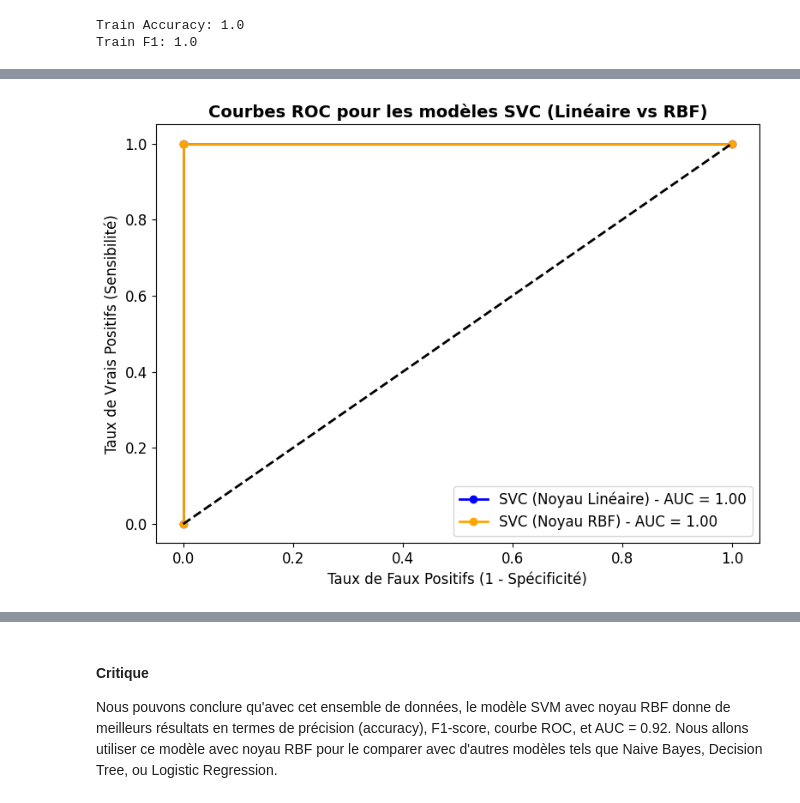
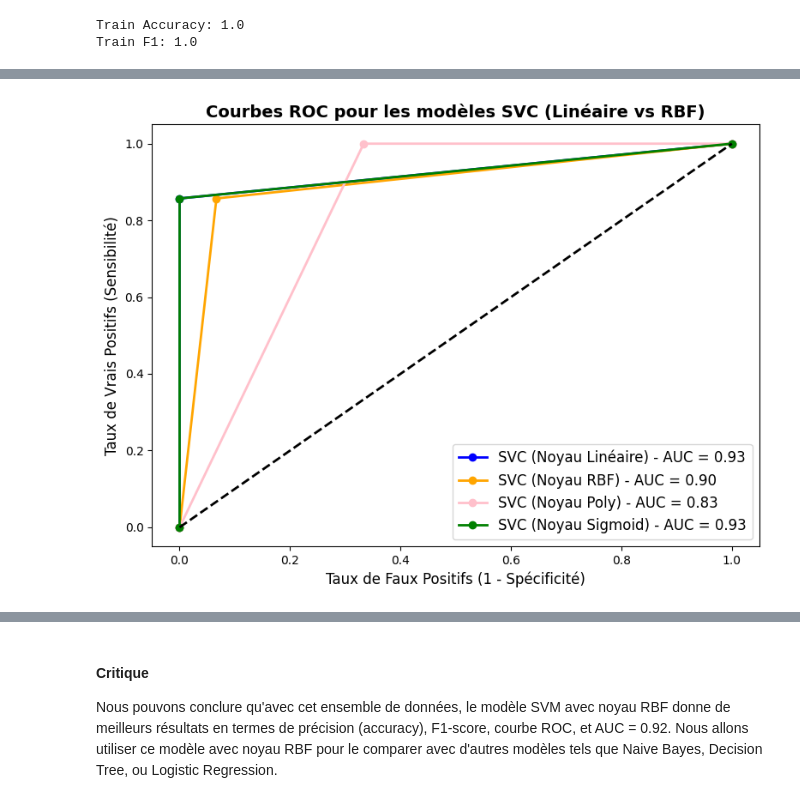
Before and after one commit to marktr11/Cervical-Cancer-Risk-Classification, a Jupyter notebook: Code/SVM.ipynb, the cells around one changed output, grey strips where cells are left out. Saved outputs shown, nothing was run; the diff lists cells and outputs as text; code cells hidden in the pictures.

```diff
--- a/Code/SVM.ipynb
+++ b/Code/SVM.ipynb
@@ -107,0 +145,4 @@ Meilleures valeurs de C pour chaque pli: [1.0]
+# %%
+for i in kernel:
+    print("SVM - noyau: ",i)
+    svm_train(X_train_smote, X_test, y_train_smote, y_test,i)
@@ -107,0 +167,4 @@ Meilleures valeurs de C pour chaque pli: [1.0]
+# %%
+for i in kernel:
+    print("SVM - noyau: ",i)
+    svm_train(X_train, X_test, y_train, y_test,i)
@@ -268,14 +275,14 @@ scaler = StandardScaler()
 X_train_scaled = scaler.fit_transform(X_train_smote)
 X_test_scaled = scaler.transform(X_test)
 # %%
-svc_best_lin = SVC(C=1, kernel='linear', probability=True)
+svc_best_poly = SVC(C=1, kernel='poly', probability=True)
 
-svc_best_lin.fit(X_train_scaled, y_train_smote)
-y_pred_lin = svc_best_lin.predict(X_test_scaled)
+svc_best_poly.fit(X_train_scaled, y_train_smote)
+y_pred_poly = svc_best_poly.predict(X_test_scaled)
 
-conf_matrix = confusion_matrix(y_test, y_pred_lin)
+conf_matrix = confusion_matrix(y_test, y_pred_poly)
 
 print(f"Confusion Matrix:\n{conf_matrix}")
-print("\n Rapport de Classification :\n", classification_report(y_test, y_pred_lin))
+print("\n Rapport de Classification :\n", classification_report(y_test, y_pred_poly))
 # %% [output]
 Confusion Matrix:
@@ -293,0 +325,10 @@ weighted avg       1.00      1.00      1.00        22
+# %%
+svc_best_sig = SVC(C=1, kernel='linear', probability=True)
+
+svc_best_sig.fit(X_train_scaled, y_train_smote)
+y_pred_sig = svc_best_sig.predict(X_test_scaled)
+
+conf_matrix = confusion_matrix(y_test, y_pred_sig)
+
+print(f"Confusion Matrix:\n{conf_matrix}")
+print("\n Rapport de Classification :\n", classification_report(y_test, y_pred_sig))
@@ -294,32 +349,37 @@ weighted avg       1.00      1.00      1.00        22
 # %%
-import matplotlib.pyplot as plt
-from sklearn.metrics import roc_curve
+#SMOTE
 
 fpr_lin, tpr_lin, _ = roc_curve(y_test, y_pred_lin)  # ROC pour le modèle SVC avec noyau linéaire
 fpr_rbf, tpr_rbf, _ = roc_curve(y_test, y_pred_rbf)  # ROC pour le modèle SVC avec noyau RBF
+fpr_poly, tpr_poly, _ = roc_curve(y_test, y_pred_poly)
+fpr_sig, tpr_sig, _ = roc_curve(y_test, y_pred_sig)
 
 auc_lin = auc(fpr_lin, tpr_lin)  # AUC pour le modèle SVC avec noyau linéaire
 auc_rbf = auc(fpr_rbf, tpr_rbf)  # AUC pour le modèle SVC avec noyau RBF
+auc_poly = auc(fpr_poly, tpr_poly)
+auc_sig = auc(fpr_sig, tpr_sig)
 
 plt.figure(figsize=(8, 6))
 
 plt.plot(fpr_lin, tpr_lin, label=f'SVC (Noyau Linéaire) - AUC = {auc_lin:.2f}', linewidth=2, marker='o', markersize=6, markerfacecolor='blue', color='blue')
 plt.plot(fpr_rbf, tpr_rbf, label=f'SVC (Noyau RBF) - AUC = {auc_rbf:.2f}', linewidth=2, marker='o', markersize=6, markerfacecolor='orange', color='orange')
+plt.plot(fpr_poly, tpr_poly, label=f'SVC (Noyau Poly) - AUC = {auc_poly:.2f}', linewidth=2, marker='o', markersize=6, markerfacecolor='pink', color='pink')
+plt.plot(fpr_sig, tpr_sig, label=f'SVC (Noyau Sigmoid) - AUC = {auc_sig:.2f}', linewidth=2, marker='o', markersize=6, markerfacecolor='green', color='green')
 
 # Tracer la ligne diagonale (modèle aléatoire avec AUC = 0.5)
 plt.plot([0, 1], [0, 1], 'k--', linewidth=2)
 
 plt.rcParams['font.size'] = 12
 plt.title('Courbes ROC pour les modèles SVC (Linéaire vs RBF)', fontsize=14, fontweight='bold')
 
 plt.xlabel('Taux de Faux Positifs (1 - Spécificité)', fontsize=12)
 plt.ylabel('Taux de Vrais Positifs (Sensibilité)', fontsize=12)
 
 plt.legend(loc='lower right', fontsize=12)
 
 # Afficher le graphique
 plt.tight_layout()
-plt.savefig("../Image/ROC_SVM.png")
+plt.savefig("../Image/ROC_SVM_SMOTE.png")
 plt.show()
 # %% [output]
-[figure, old version]
+[figure, new version]
```
Also changed, not shown: parts of 22 cells of this notebook, 6 other files.
